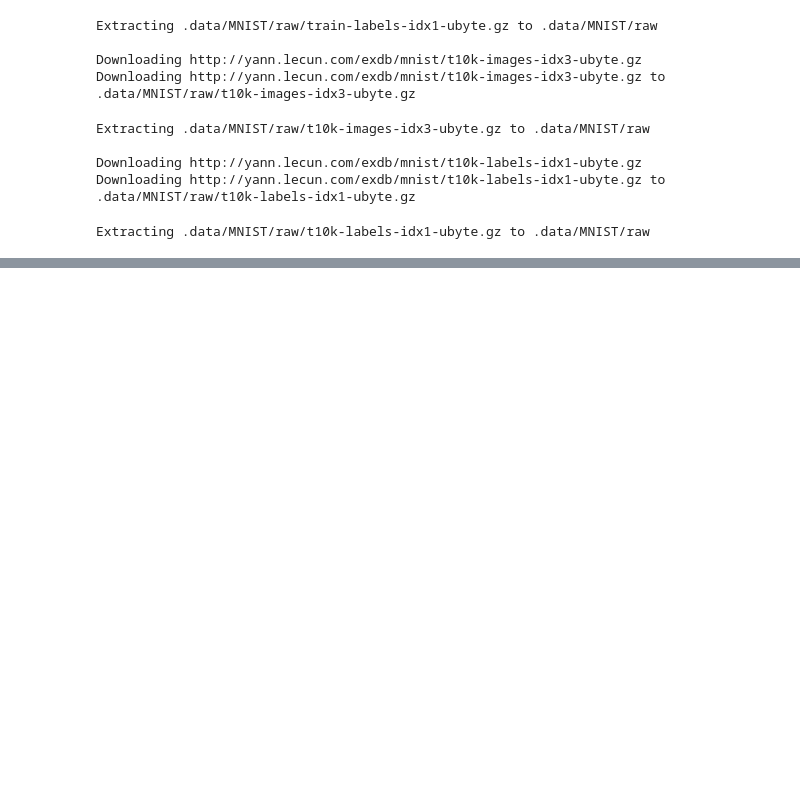
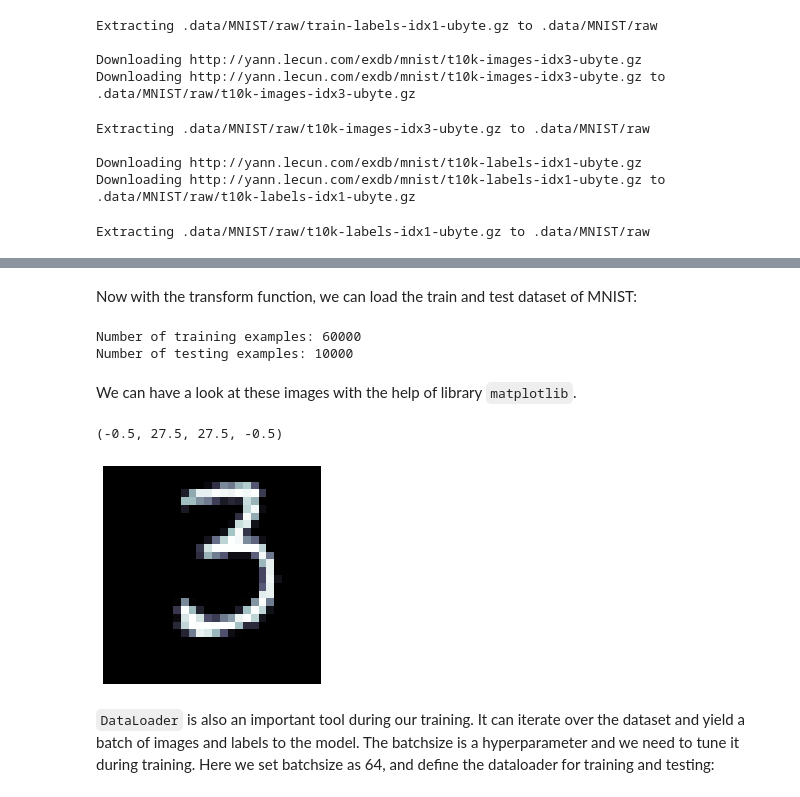
Before and after one commit to huangtinglin/test_colab, a Jupyter notebook: colab0.ipynb, the cells around one changed output, grey strips where cells are left out. Drawn from its saved outputs; the diff is of its cells as text; code cells hidden in the pictures; blank space fills up the shorter version.

```diff
--- a/colab0.ipynb
+++ b/colab0.ipynb
@@ -241,0 +249,49 @@ Extracting .data/MNIST/raw/t10k-labels-idx1-ubyte.gz to .data/MNIST/raw
+# %%
+mean = train_data.data.float().mean() / 255
+std = train_data.data.float().std() / 255
+
+train_transforms = transforms.Compose([
+                            transforms.RandomRotation(5, fill=(0,)),
+                            transforms.RandomCrop(28, padding=2),
+                            transforms.ToTensor(),
+                            transforms.Normalize(mean=[mean], std=[std])
+                                      ])
+
+test_transforms = transforms.Compose([
+                           transforms.ToTensor(),
+                           transforms.Normalize(mean=[mean], std=[std])
+                                     ])
+# %% [markdown]
+Now with the transform function, we can load the train and test dataset of MNIST:
+# %%
+train_data = datasets.MNIST(root=ROOT,
+                            train=True,
+                            download=True,
+                            transform=train_transforms)
+
+test_data = datasets.MNIST(root=ROOT,
+                           train=False,
+                           download=True,
+                           transform=test_transforms)
+
+print(f'Number of training examples: {len(train_data)}')  # check the number of the image in the train datasets
+print(f'Number of testing examples: {len(test_data)}')  # check the number of the image in the test datasets
+# %% [output]
+Number of training examples: 60000
+Number of testing examples: 10000
+# %% [markdown]
+We can have a look at these images with the help of library `matplotlib`.
+# %%
+import matplotlib.pyplot as plt
+
+image_idx = 50  # the index of the image we want to see
+image, label = train_data[50]  # the image data and its corresponding label
+
+fig = plt.figure()
+plt.imshow(image.view(28, 28).cpu().numpy(), cmap='bone')  # plot the image
+plt.axis('off')
+# %% [output]
+(-0.5, 27.5, 27.5, -0.5)
+[figure, added]
+# %% [markdown]
+`DataLoader` is also an important tool during our training. It can iterate over the dataset and yield a batch of images and labels to the model. The batchsize is a hyperparameter and we need to tune it during training. Here we set batchsize as 64, and define the dataloader for training and testing:
```
Also changed, not shown: parts of 6 cells of this notebook.
